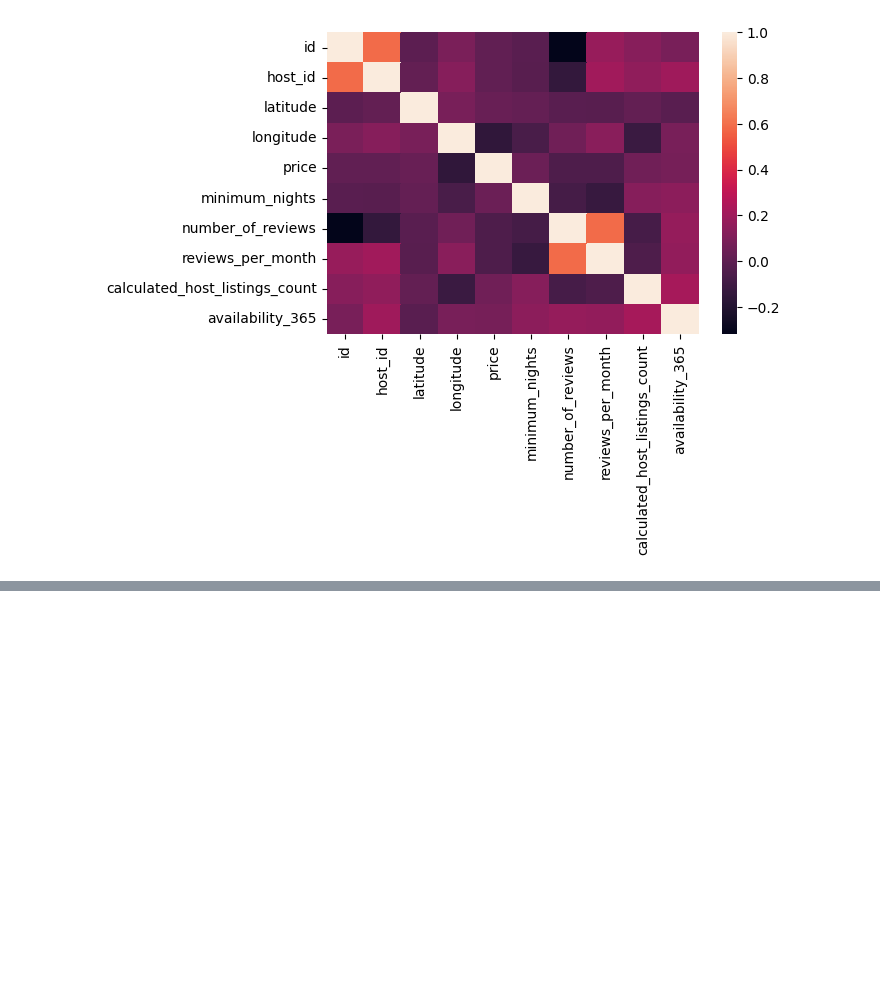
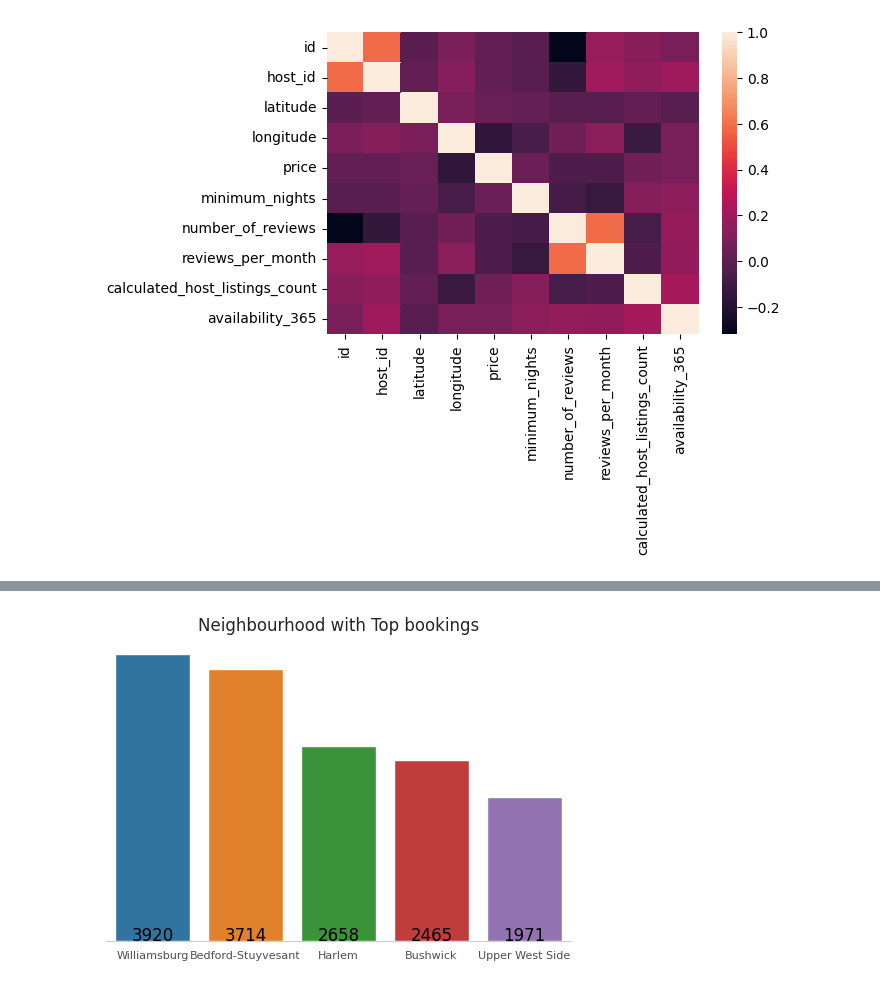
Before and after one commit to ankitkrtiwari7/my_first_analysis-AIRBNB, a Jupyter notebook: airbnbn_github.ipynb, the cells around one changed output, grey strips where cells are left out. Saved outputs shown, nothing was run; the diff lists cells and outputs as text; code cells hidden in the pictures; blank space fills up the shorter version.

```diff
--- a/airbnbn_github.ipynb
+++ b/airbnbn_github.ipynb
@@ -180,0 +238,3 @@ sns.heatmap(df.corr())
+# %%
+df_neighbour = df.neighbourhood.value_counts().reset_index() # Creating Dataframe for the Top neighbourhoods
+df_neighbour.columns = ['neighbourhood','count']
@@ -180,0 +257,17 @@ sns.heatmap(df.corr())
+# %%
+#Visualizing the created dataframe
+sns.set_style("whitegrid")
+sns.barplot (data = df_neighbour.head(),x = 'neighbourhood',y = 'count')
+plt.title('Neighbourhood with Top bookings',size = 12,)
+plt.xlabel('')
+plt.ylabel('')
+plt.yticks([],[])
+plt.xticks(size=8, color='#4f4e4e')
+plt.text(x=0, y=10, s=df_neighbour.loc[0,'count'], color='black', fontsize=12, horizontalalignment='center')
+plt.text(x=1, y=10, s=df_neighbour.loc[1,'count'], color='black', fontsize=12, horizontalalignment='center')
+plt.text(x=2, y=10, s=df_neighbour.loc[2,'count'], color='black', fontsize=12, horizontalalignment='center')
+plt.text(x=3, y=10, s=df_neighbour.loc[3,'count'], color='black', fontsize=12, horizontalalignment='center')
+plt.text(x=4, y=10, s=df_neighbour.loc[4,'count'], color='black', fontsize=12, horizontalalignment='center')
+sns.despine(left=True);
+# %% [output]
+[figure, added]
```
Also changed, not shown: parts of 12 cells of this notebook.
